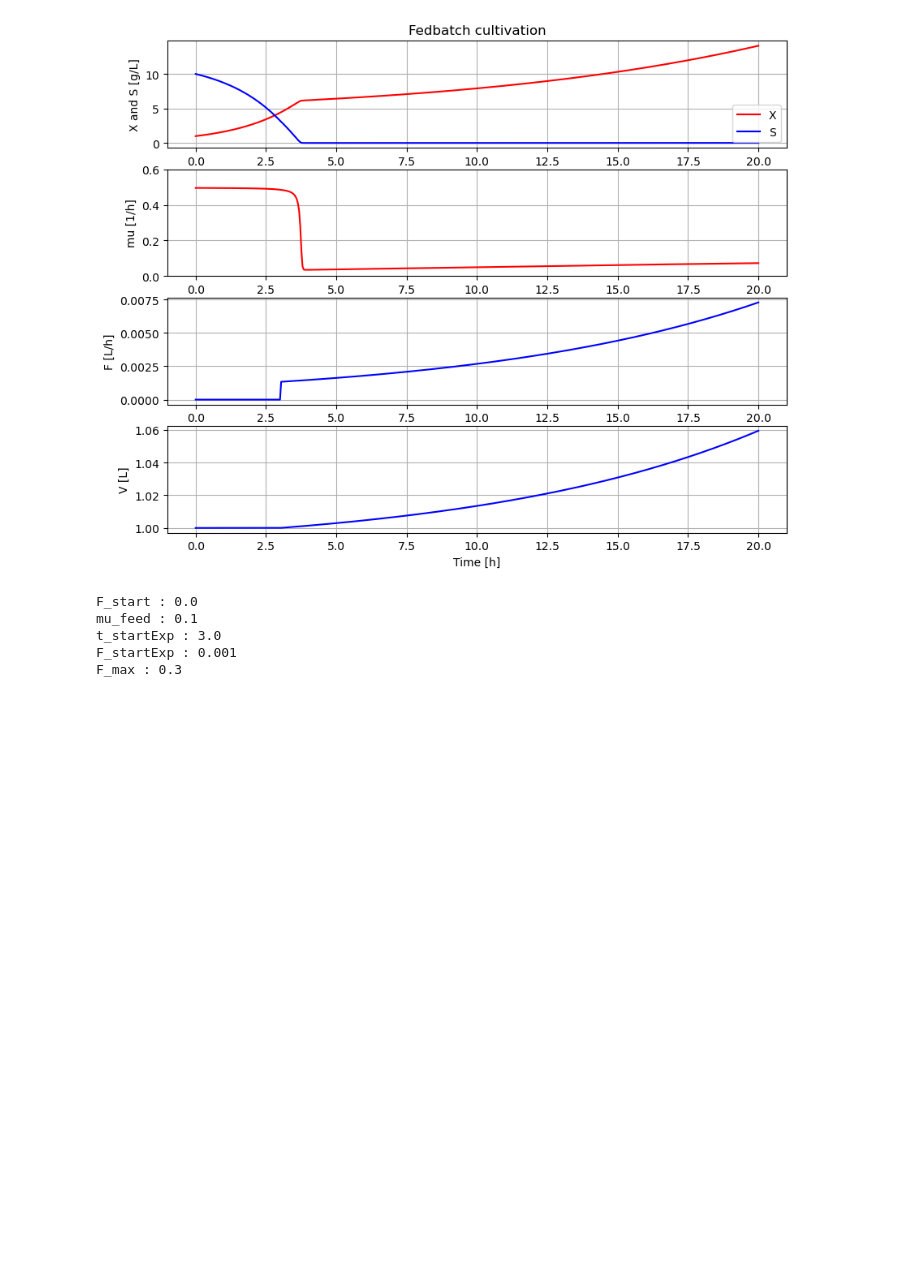
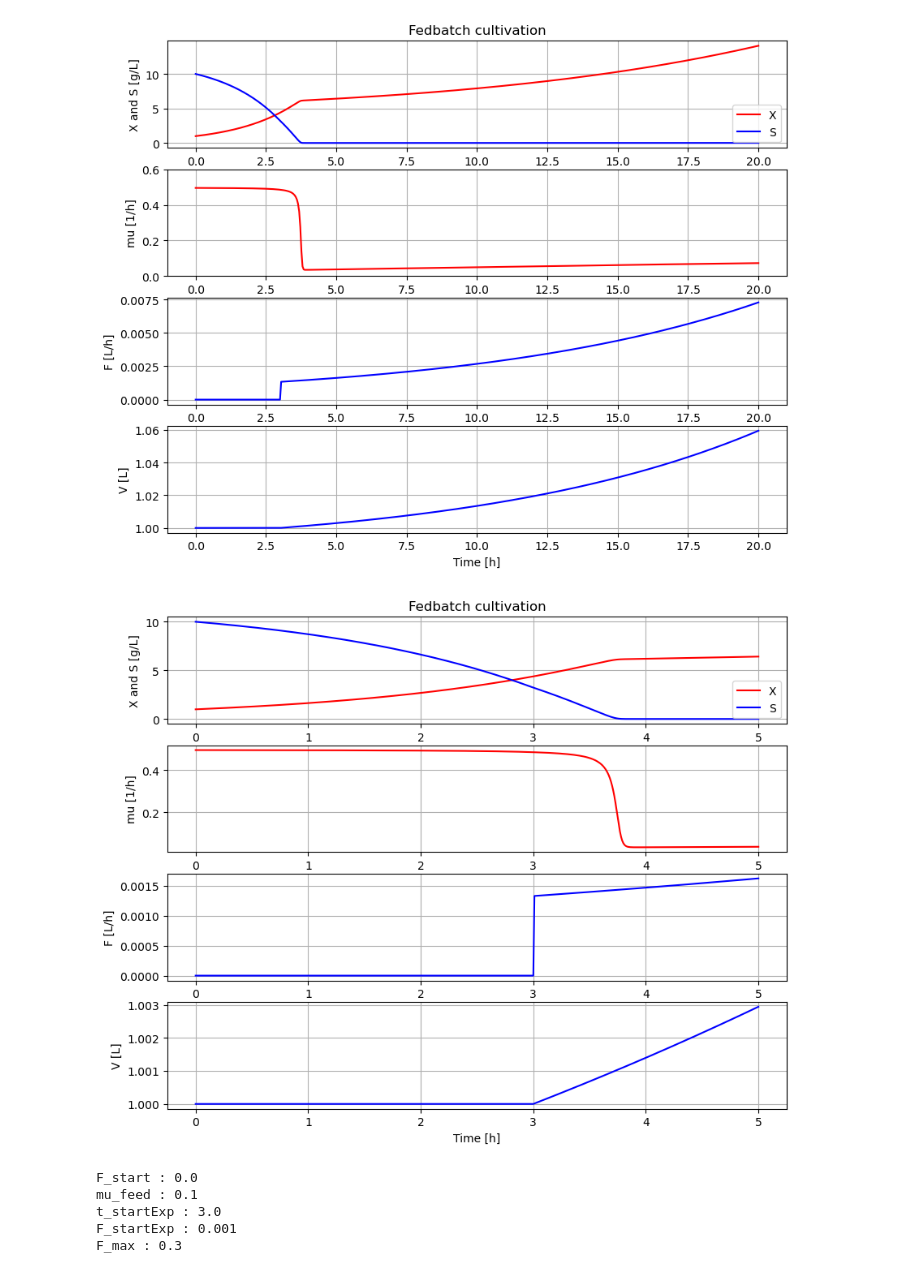
Before and after one commit to janpeter19/BPL_TEST2_Fedbatch, a Jupyter notebook: BPL_TEST2_Fedbatch.ipynb, the cells around one changed output. Cells and saved outputs as stored; diff of their text form; code cells hidden in the pictures; blank space fills up the shorter version.

```diff
--- a/BPL_TEST2_Fedbatch.ipynb
+++ b/BPL_TEST2_Fedbatch.ipynb
@@ -91,3 +97,8 @@ simu(20)
+# %%
+newplot()
+show()
+# %% [output]
+[figure, added]
 # %%
 # Let us display and then save the feedprofile
 disp('dosagescheme')
```
Also changed, not shown: parts of 3 cells of this notebook, 1 other file.
